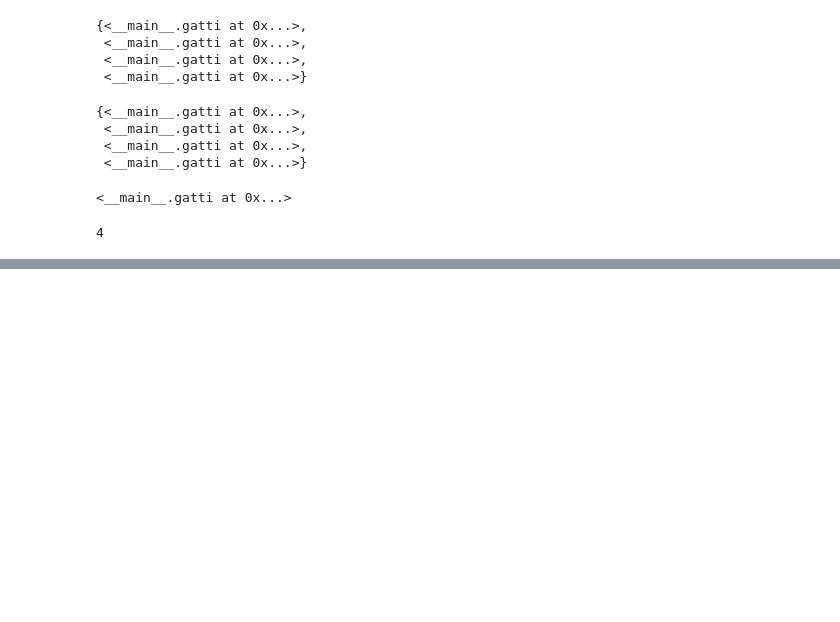
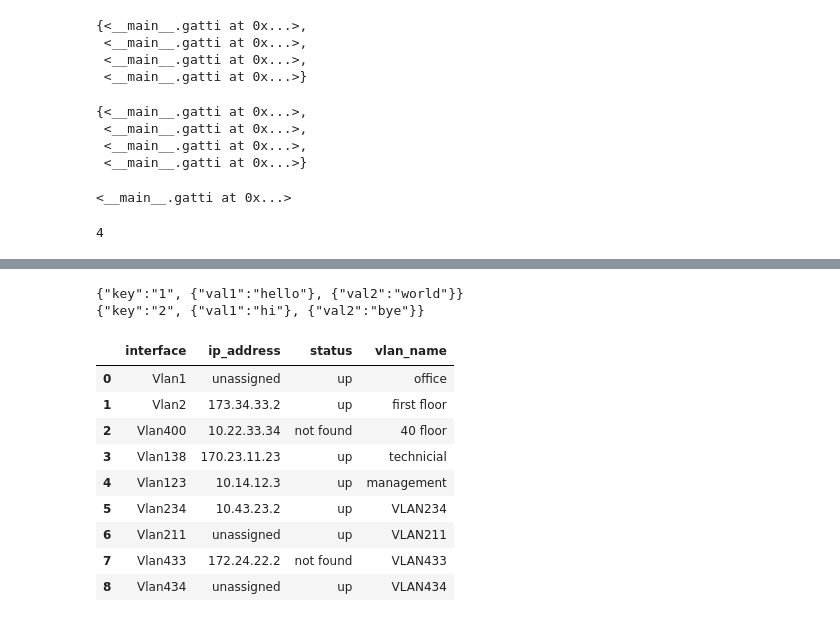
Before and after one commit to manojach87/PlantPathology2020, a Jupyter notebook: src/How to Create Classes and Use Them.ipynb, the cells around one changed output, grey strips where cells are left out. Cells and saved outputs as stored; diff of their text form; code cells hidden in the pictures; blank space fills up the shorter version.

```diff
--- a/src/How to Create Classes and Use Them.ipynb
+++ b/src/How to Create Classes and Use Them.ipynb
@@ -379,0 +397,5 @@ gatti.gattiCount
+# %%
+compare(A,B)
+# %% [output]
+{"key":"1", {"val1":"hello"}, {"val2":"world"}}
+{"key":"2", {"val1":"hi"}, {"val2":"bye"}}
@@ -379,0 +492,13 @@ gatti.gattiCount
+# %%
+dg
+# %% [output]
+|  | interface | ip_address | status | vlan_name |
+| 0 | Vlan1 | unassigned | up | office |
+| 1 | Vlan2 | 173.34.33.2 | up | first floor |
+| 2 | Vlan400 | 10.22.33.34 | not found | 40 floor |
+| 3 | Vlan138 | 170.23.11.23 | up | technicial |
+| 4 | Vlan123 | 10.14.12.3 | up | management |
+| 5 | Vlan234 | 10.43.23.2 | up | VLAN234 |
+| 6 | Vlan211 | unassigned | up | VLAN211 |
+| 7 | Vlan433 | 172.24.22.2 | not found | VLAN433 |
+| 8 | Vlan434 | unassigned | up | VLAN434 |
```
Also changed, not shown: parts of 14 cells of this notebook.
